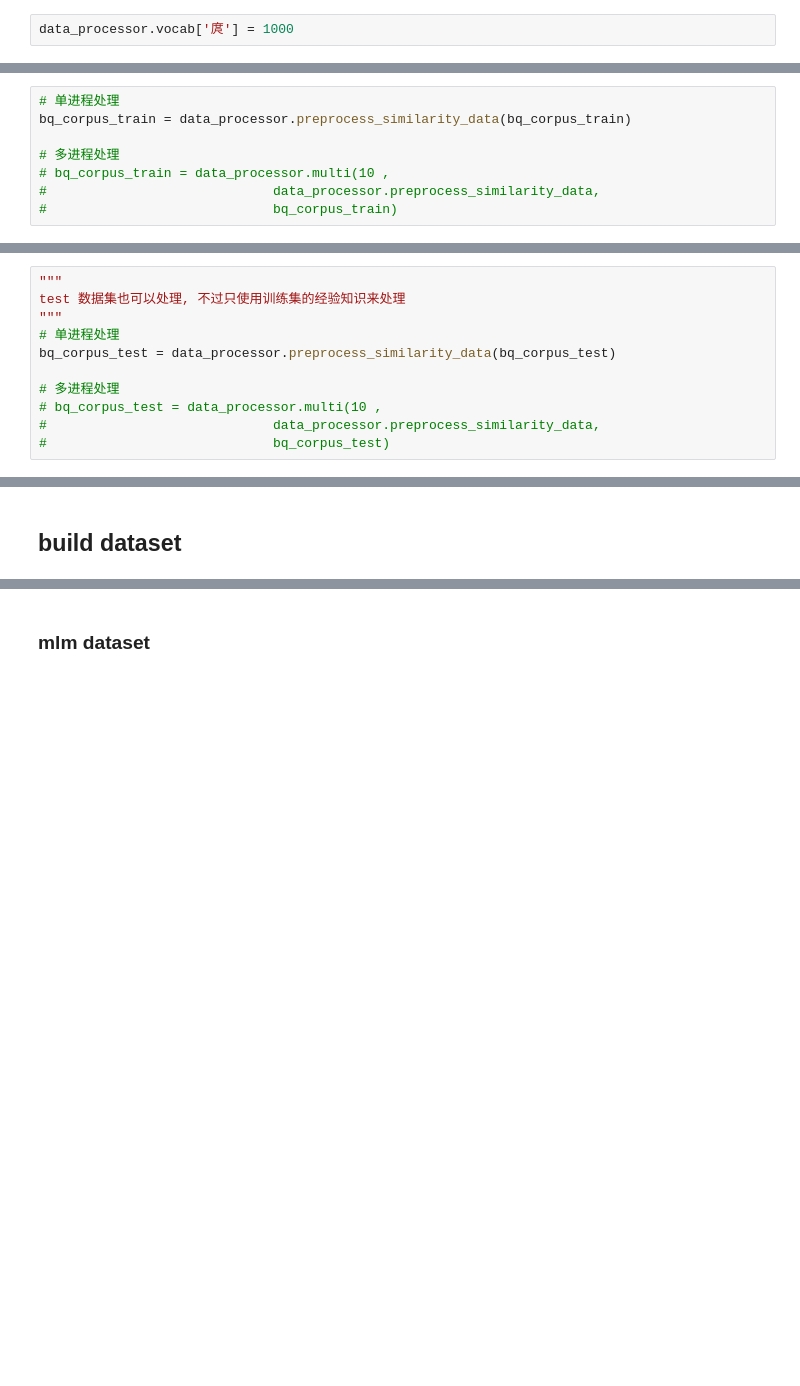
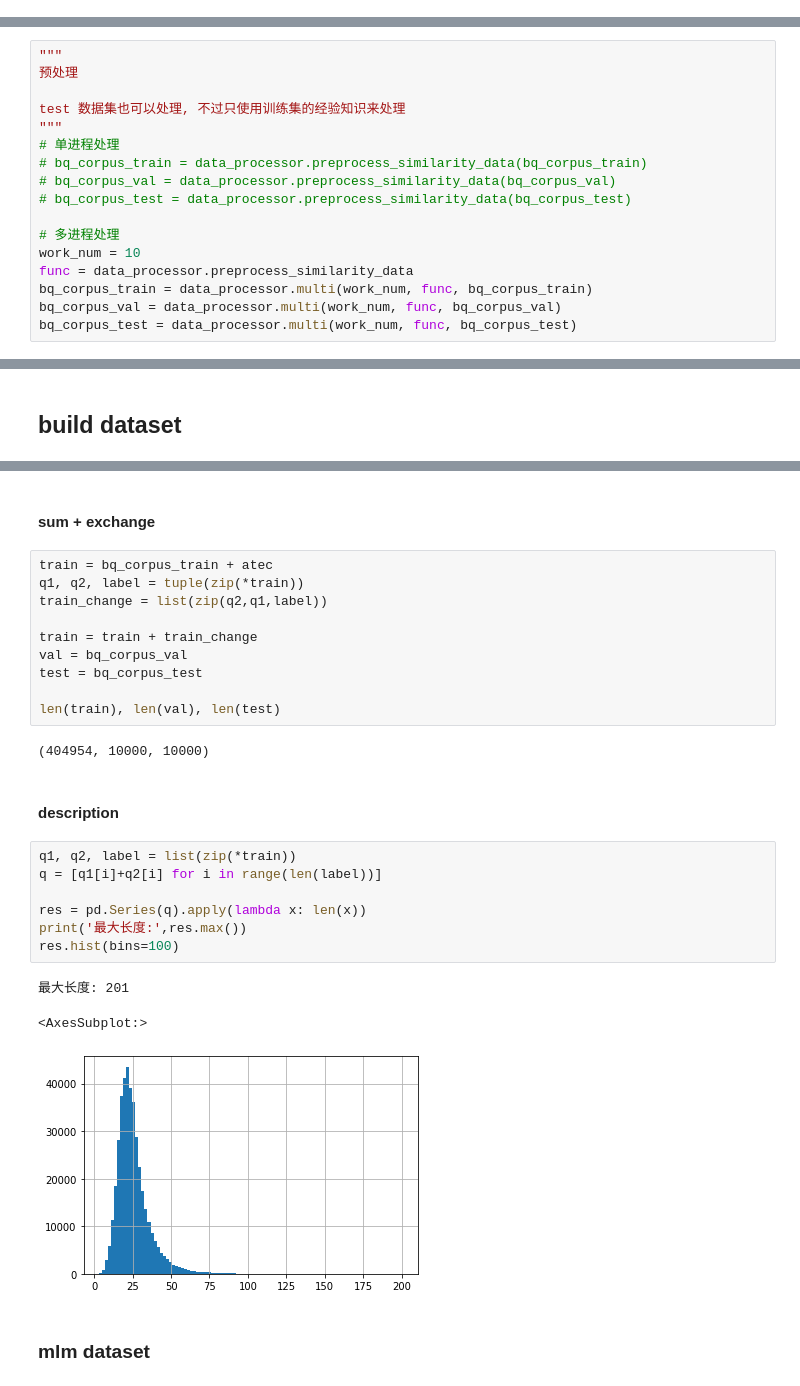
Before and after one commit to Leroll/awesome-ai-examples, a Jupyter notebook: Experiment.ipynb, the cells around one changed output, grey strips where cells are left out. Saved outputs shown, nothing was run; the diff lists cells and outputs as text; blank space fills up the shorter version.

```diff
--- a/Experiment.ipynb
+++ b/Experiment.ipynb
@@ -112,2 +61,0 @@ id(tokenizer.vocab)
-# %%
-data_processor.vocab['庹'] = 1000
@@ -248,8 +166,0 @@ start to read: [bq_corpus_val]...
-# %%
-# 单进程处理
-bq_corpus_train = data_processor.preprocess_similarity_data(bq_corpus_train)
-
-# 多进程处理
-# bq_corpus_train = data_processor.multi(10 ,
-#                             data_processor.preprocess_similarity_data,
-#                             bq_corpus_train)
@@ -270,12 +167,18 @@ q2 处理完毕
 # %%
 """
+预处理
+
 test 数据集也可以处理, 不过只使用训练集的经验知识来处理
 """
 # 单进程处理
-bq_corpus_test = data_processor.preprocess_similarity_data(bq_corpus_test)
+# bq_corpus_train = data_processor.preprocess_similarity_data(bq_corpus_train)
+# bq_corpus_val = data_processor.preprocess_similarity_data(bq_corpus_val)
+# bq_corpus_test = data_processor.preprocess_similarity_data(bq_corpus_test)
 
 # 多进程处理
-# bq_corpus_test = data_processor.multi(10 ,
-#                             data_processor.preprocess_similarity_data,
-#                             bq_corpus_test)
+work_num = 10
+func = data_processor.preprocess_similarity_data
+bq_corpus_train = data_processor.multi(work_num, func, bq_corpus_train)
+bq_corpus_val = data_processor.multi(work_num, func, bq_corpus_val)
+bq_corpus_test = data_processor.multi(work_num, func, bq_corpus_test)
 # %% [output]
@@ -301,3 +224,30 @@ q2 处理完毕
+# %% [markdown]
+#### sum + exchange
+# %%
+train = bq_corpus_train + atec
+q1, q2, label = tuple(zip(*train))
+train_change = list(zip(q2,q1,label))
+
+train = train + train_change
+val = bq_corpus_val
+test = bq_corpus_test
+
+len(train), len(val), len(test)
+# %% [output]
+(404954, 10000, 10000)
+# %% [markdown]
+#### description
+# %%
+q1, q2, label = list(zip(*train))
+q = [q1[i]+q2[i] for i in range(len(label))]
+
+res = pd.Series(q).apply(lambda x: len(x))
+print('最大长度:',res.max())
+res.hist(bins=100)
+# %% [output]
+最大长度: 201
+<AxesSubplot:>
+[figure, added]
 # %% [markdown]
 ### mlm dataset
 # %%
```
Also changed, not shown: parts of 43 cells of this notebook.
